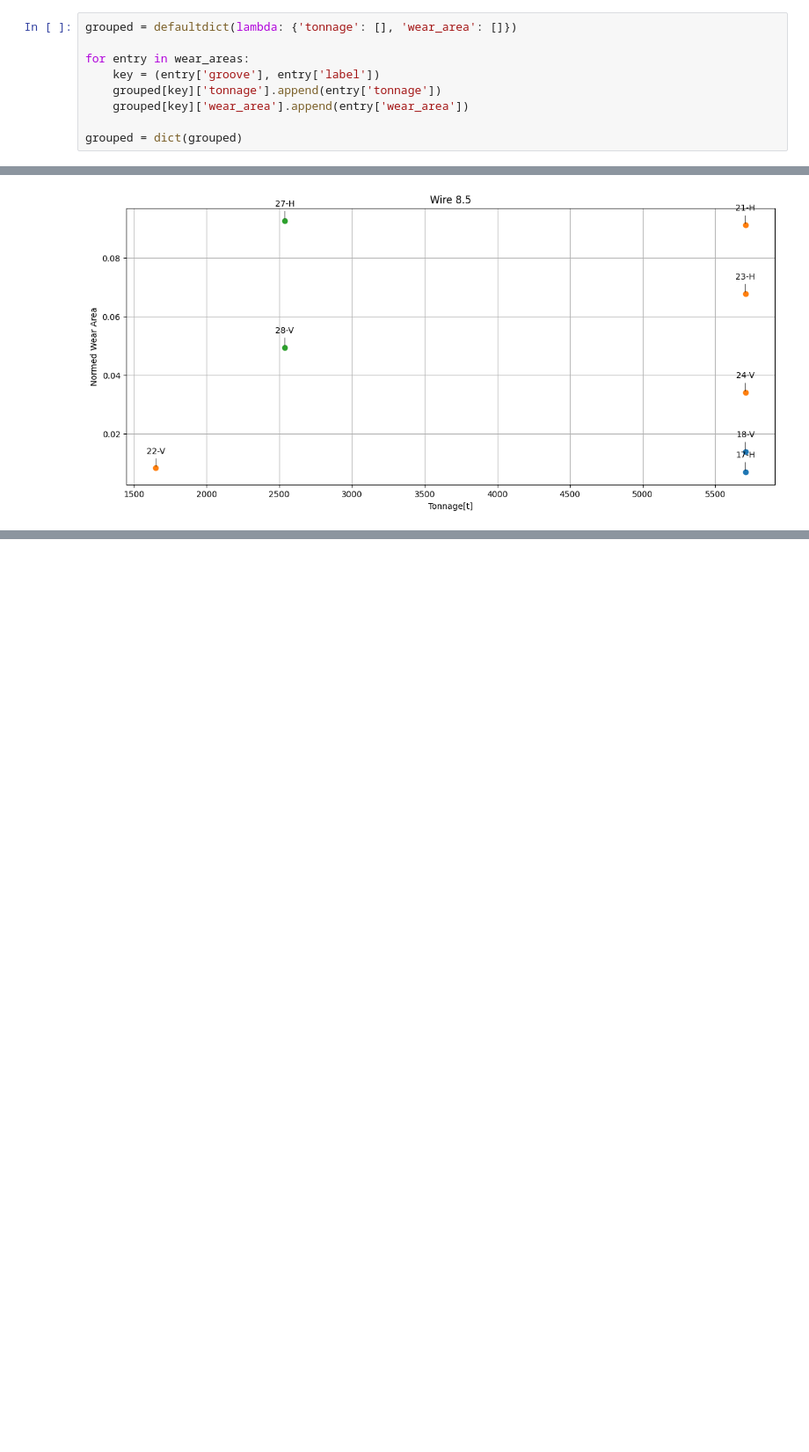
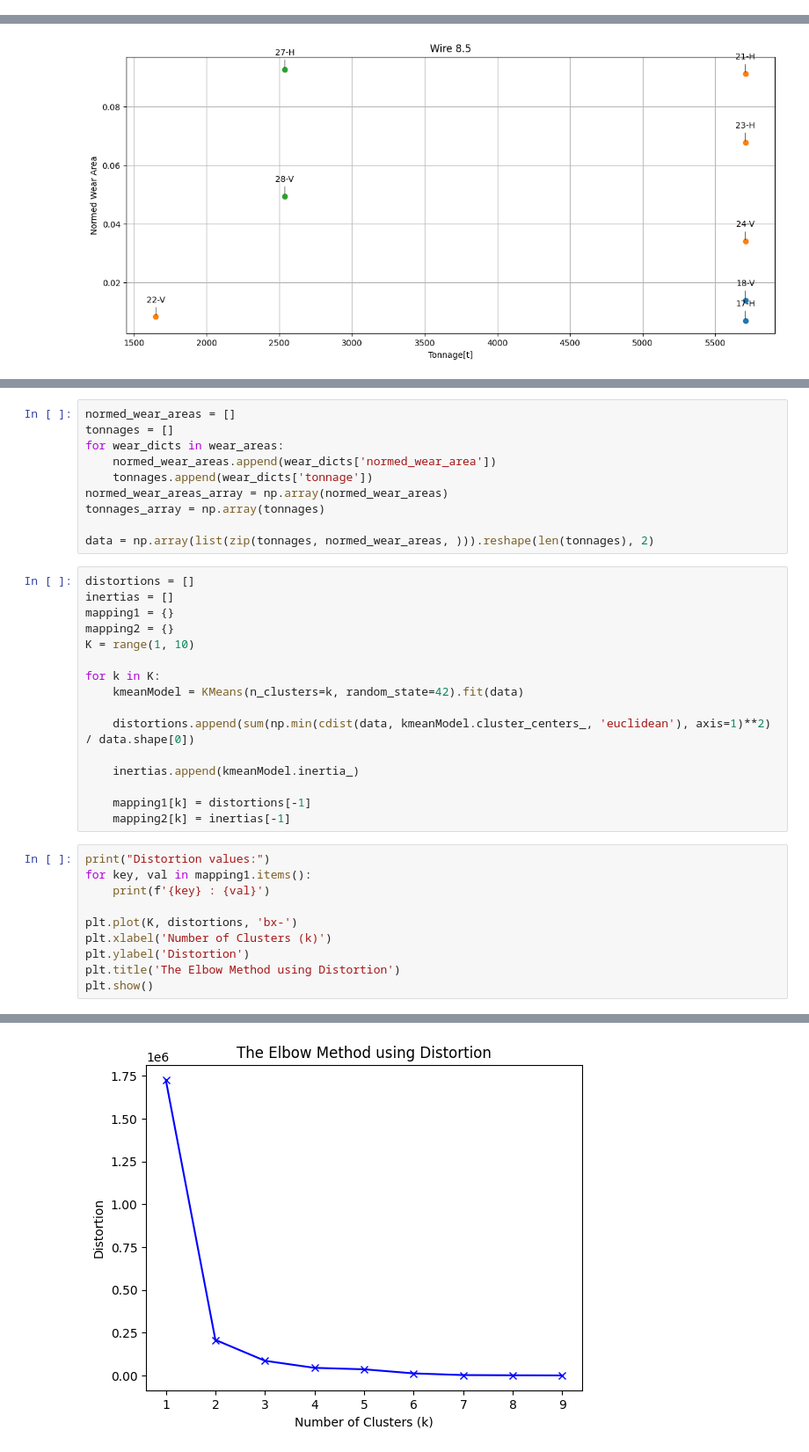
Before and after one commit to ChRen95/phd-thesis-fitting-wear-coefficient, a Jupyter notebook: data-analysis.ipynb, the cells around one changed output, grey strips where cells are left out. Shown: that part at 88% size. Saved outputs shown, nothing was run; the diff lists cells and outputs as text; blank space fills up the shorter version.

```diff
--- a/data-analysis.ipynb
+++ b/data-analysis.ipynb
@@ -69,12 +59,3 @@ wear_areas = calculate_wear_areas()
-# %%
-grouped = defaultdict(lambda: {'tonnage': [], 'wear_area': []})
-
-for entry in wear_areas:
-    key = (entry['groove'], entry['label'])
-    grouped[key]['tonnage'].append(entry['tonnage'])
-    grouped[key]['wear_area'].append(entry['wear_area'])
-
-grouped = dict(grouped)
 # %%
 label_colors = {}
 color_cycle = plt.rcParams['axes.prop_cycle'].by_key()['color']
@@ -209,0 +195,37 @@ for value in values:
+# %%
+normed_wear_areas = []
+tonnages = []
+for wear_dicts in wear_areas:
+    normed_wear_areas.append(wear_dicts['normed_wear_area'])
+    tonnages.append(wear_dicts['tonnage'])
+normed_wear_areas_array = np.array(normed_wear_areas)
+tonnages_array = np.array(tonnages)
+
+data = np.array(list(zip(tonnages, normed_wear_areas, ))).reshape(len(tonnages), 2)
+# %%
+distortions = []
+inertias = []
+mapping1 = {}
+mapping2 = {}
+K = range(1, 10)
+
+for k in K:
+    kmeanModel = KMeans(n_clusters=k, random_state=42).fit(data)
+
+    distortions.append(sum(np.min(cdist(data, kmeanModel.cluster_centers_, 'euclidean'), axis=1)**2) / data.shape[0])
+
+    inertias.append(kmeanModel.inertia_)
+
+    mapping1[k] = distortions[-1]
+    mapping2[k] = inertias[-1]
+# %%
+print("Distortion values:")
+for key, val in mapping1.items():
+    print(f'{key} : {val}')
+
+plt.plot(K, distortions, 'bx-')
+plt.xlabel('Number of Clusters (k)')
+plt.ylabel('Distortion')
+plt.title('The Elbow Method using Distortion')
+plt.show()
+# %% [output]
@@ -209,0 +242 @@ for value in values:
+[figure, added]
```
Also changed, not shown: parts of 8 cells of this notebook, 6 other files.
